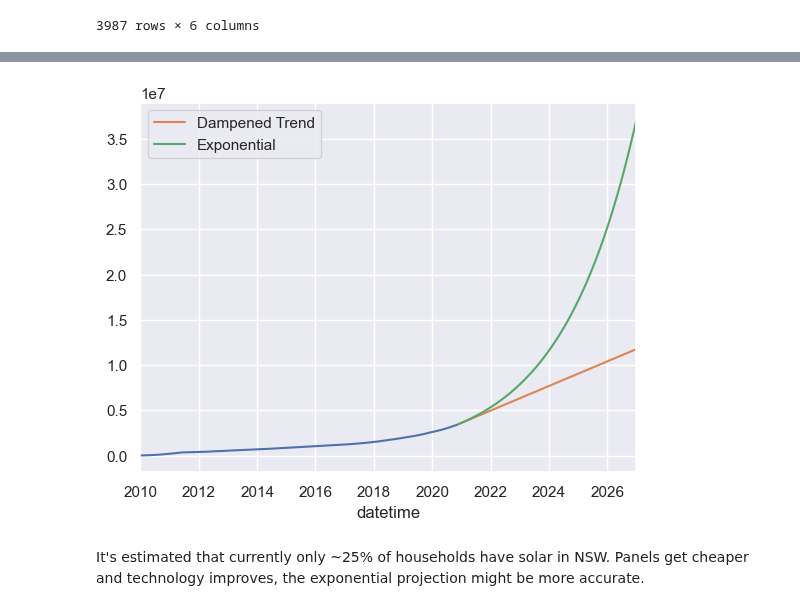
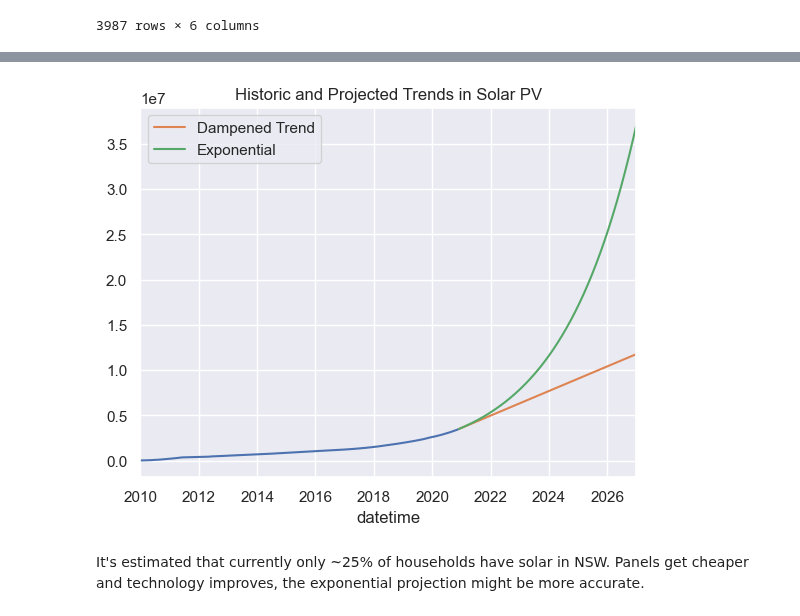
Before and after one commit to dmc-au/Team-A---Impacts-of-Household-PV-on-Grid-Demand, a Jupyter notebook: src/futureForcast.ipynb, the cells around one changed output, grey strips where cells are left out. Cells and saved outputs as stored; diff of their text form; code cells hidden in the pictures.

```diff
--- a/src/futureForcast.ipynb
+++ b/src/futureForcast.ipynb
@@ -47,16 +47,16 @@ plt.show()
 # %%
 fit_output1 = Holt(df['cum_output'], damped_trend=True, initialization_method="estimated").fit(damping_trend=1)
 fcast1_output = fit_output1.forecast(365*6+32).rename("Dampened Trend")
 
 fit_output2 = Holt(df['cum_output'], exponential=True, initialization_method="estimated").fit()
 fcast2_output = fit_output2.forecast(365*6+32).rename("Exponential")
 
-ax = df['cum_output'].plot()
+ax = df['cum_output'].plot(title='Historic and Projected Trends in Solar PV')
 fcast1_output.plot(ax=ax, legend=True)
 fcast2_output.plot(ax=ax, legend=True)
 plt.show()
 # %% [output]
-[figure, old version]
+[figure, new version]
 # %% [markdown]
 It's estimated that currently only ~25% of households have solar in NSW. Panels get cheaper and technology improves, the exponential projection might be more accurate.
 # %%
```
Also changed, not shown: parts of 4 cells of this notebook, 1 other file.
